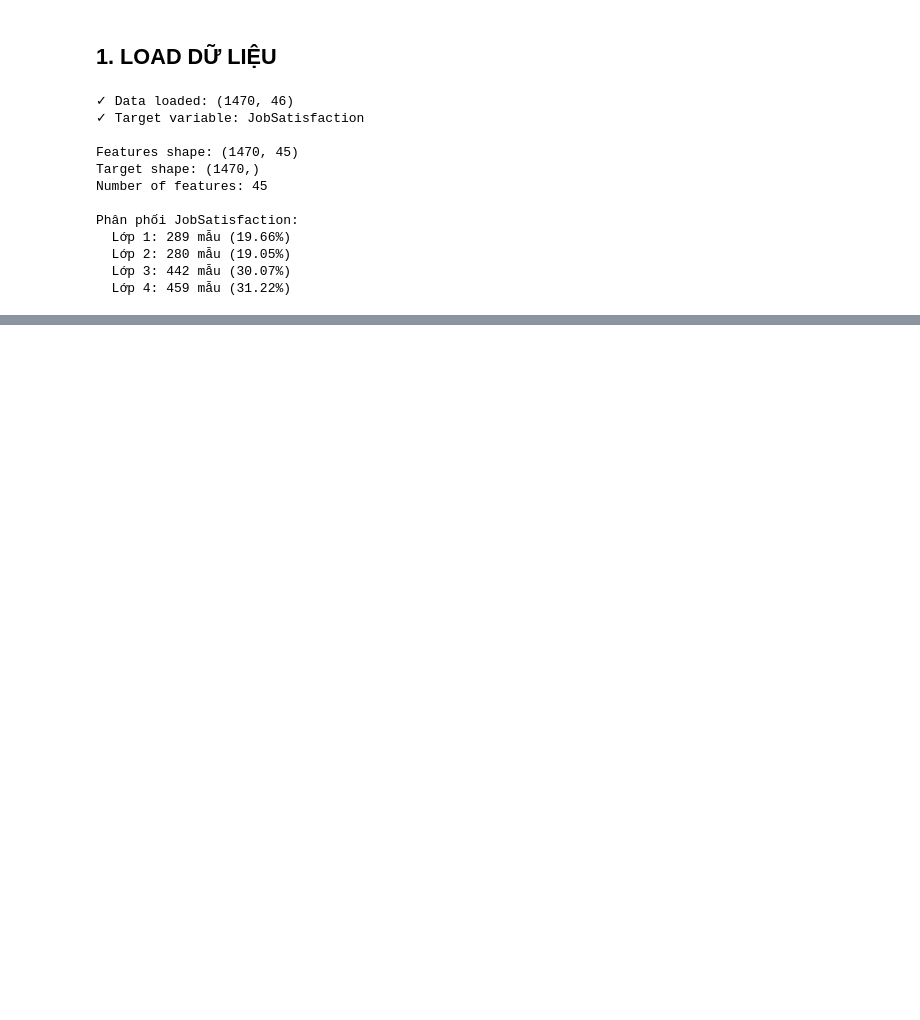
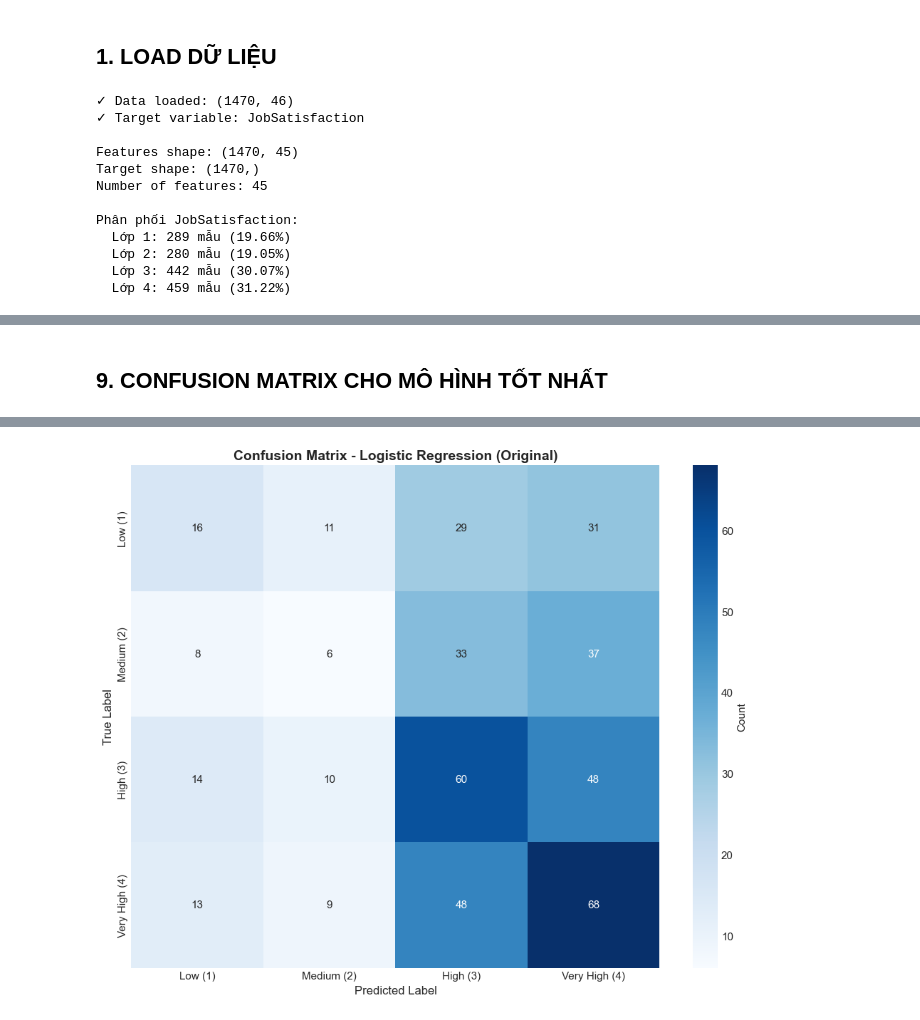
Before and after one commit to duyanhtr130905/ML_Project_JobSastisfaction, a Jupyter notebook: notebook/05_Classification.ipynb, the cells around one changed output, grey strips where cells are left out. Saved outputs shown, nothing was run; the diff lists cells and outputs as text; code cells hidden in the pictures; blank space fills up the shorter version.

```diff
--- a/notebook/05_Classification.ipynb
+++ b/notebook/05_Classification.ipynb
@@ -81,5 +76,0 @@ Phân phối JobSatisfaction:
-# %%
-# Load PCA features only (no labels in PCA CSV)
-pca = pd.read_csv('../data/processed/pca_95pct_variance.csv')
-X_pca = pca.values
-print(f"✓ PCA features loaded: {X_pca.shape}")
@@ -539,0 +341,74 @@ KẾT LUẬN
+# %% [markdown]
+## 9. CONFUSION MATRIX CHO MÔ HÌNH TỐT NHẤT
+# %%
+# Tìm mô hình tốt nhất dựa trên F1-score
+best_idx = results_df['f1'].idxmax()
+best_config = results_df.iloc[best_idx]
+
+print("\n" + "=" * 80)
+print("MÔ HÌNH TỐT NHẤT")
+print("=" * 80)
+print(f"Model: {best_config['model']}")
+print(f"Data Type: {best_config['data_type']}")
+print(f"Split: {best_config['split']}")
+print(f"Accuracy: {best_config['accuracy']:.4f}")
+print(f"Precision: {best_config['precision']:.4f}")
+print(f"Recall: {best_config['recall']:.4f}")
+print(f"F1-Score: {best_config['f1']:.4f}")
+print("=" * 80)
+
+# Train lại mô hình tốt nhất với split tốt nhất
+best_split = best_config['split']
+if best_split == '8:2':
+    test_size = 0.2
+elif best_split == '7:3':
+    test_size = 0.3
+else:
+    test_size = 0.4
+
+X_train, X_test, y_train, y_test = train_test_split(
+    X, y, test_size=test_size, random_state=42, stratify=y
+)
+
+# Nếu best model dùng PCA, apply PCA
+if best_config['data_type'] == 'PCA_Reduced':
+    pca = PCA(n_components=0.95, random_state=42)
+    X_train = pca.fit_transform(X_train)
+    X_test = pca.transform(X_test)
+    print(f"\n✓ Applied PCA: {X_train.shape[1]} components")
+
+# Khởi tạo và train mô hình tốt nhất
+if best_config['model'] == 'Naive Bayes':
+    best_model = GaussianNB()
+elif best_config['model'] == 'Logistic Regression':
+    best_model = LogisticRegression(max_iter=1000, random_state=42, solver='lbfgs')
+elif best_config['model'] == 'SVM':
+    best_model = SVC(kernel='rbf', random_state=42, probability=True)
+
+best_model.fit(X_train, y_train)
+y_pred = best_model.predict(X_test)
+
+# Confusion Matrix
+cm = confusion_matrix(y_test, y_pred)
+plt.figure(figsize=(10, 8))
+sns.heatmap(cm, annot=True, fmt='d', cmap='Blues',
+            xticklabels=['Low (1)', 'Medium (2)', 'High (3)', 'Very High (4)'],
+            yticklabels=['Low (1)', 'Medium (2)', 'High (3)', 'Very High (4)'],
+            cbar_kws={'label': 'Count'})
+plt.title(f'Confusion Matrix - {best_config["model"]} ({best_config["data_type"]})',
+          fontsize=14, fontweight='bold')
+plt.ylabel('True Label', fontsize=12)
+plt.xlabel('Predicted Label', fontsize=12)
+plt.tight_layout()
+plt.savefig('../results/confusion_matrix_best_fixed.png', dpi=300, bbox_inches='tight')
+plt.show()
+
+print("\n✓ Confusion matrix saved to '../results/confusion_matrix_best_fixed.png'")
+
+# Classification Report
+print("\n" + "=" * 80)
+print("CLASSIFICATION REPORT")
+print("=" * 80)
+print(classification_report(y_test, y_pred,
+                            target_names=['Low (1)', 'Medium (2)', 'High (3)', 'Very High (4)']))
+# %% [output]
@@ -539,0 +426 @@ KẾT LUẬN
+[figure, added]
```
Also changed, not shown: parts of 44 cells of this notebook, 6 other files.
